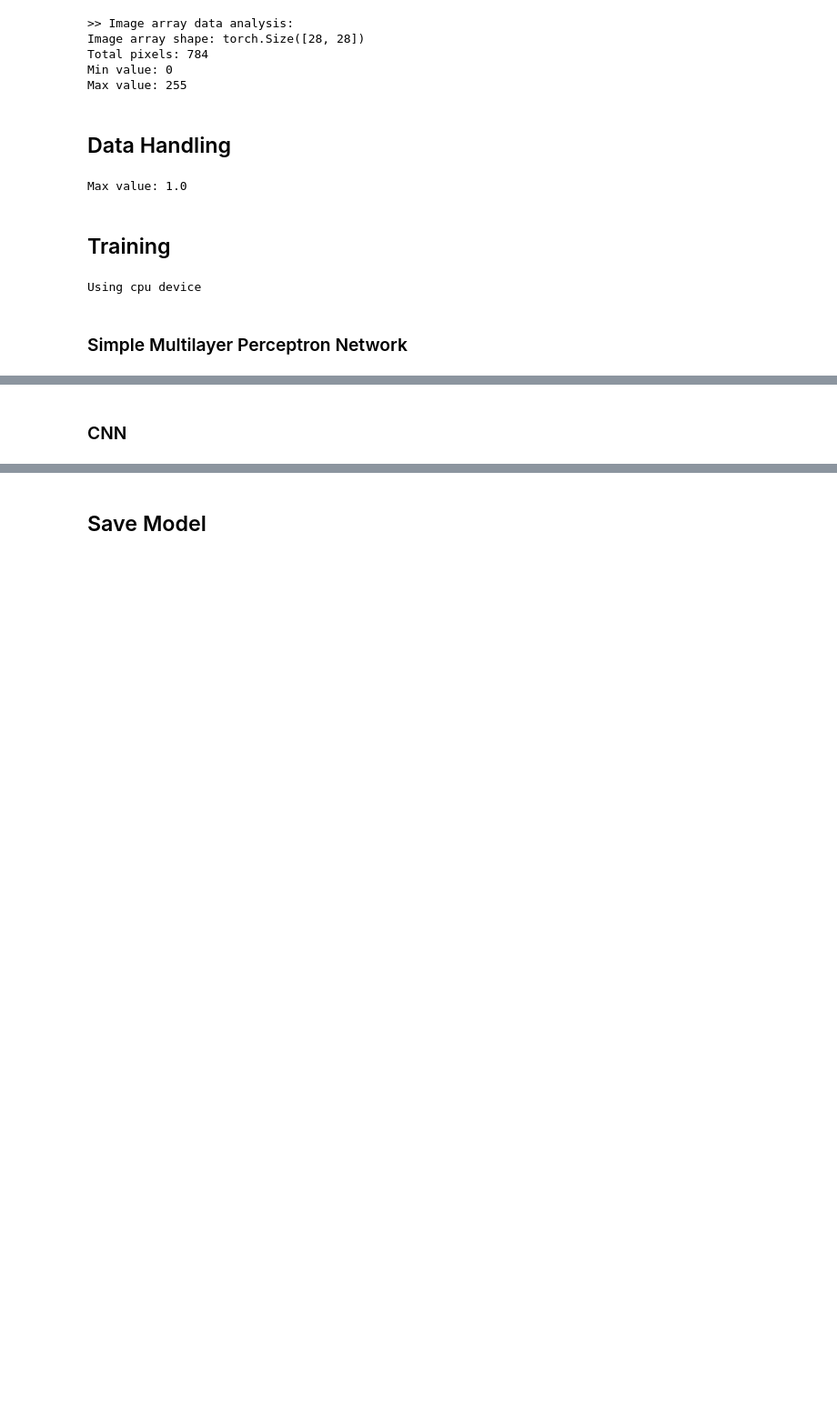
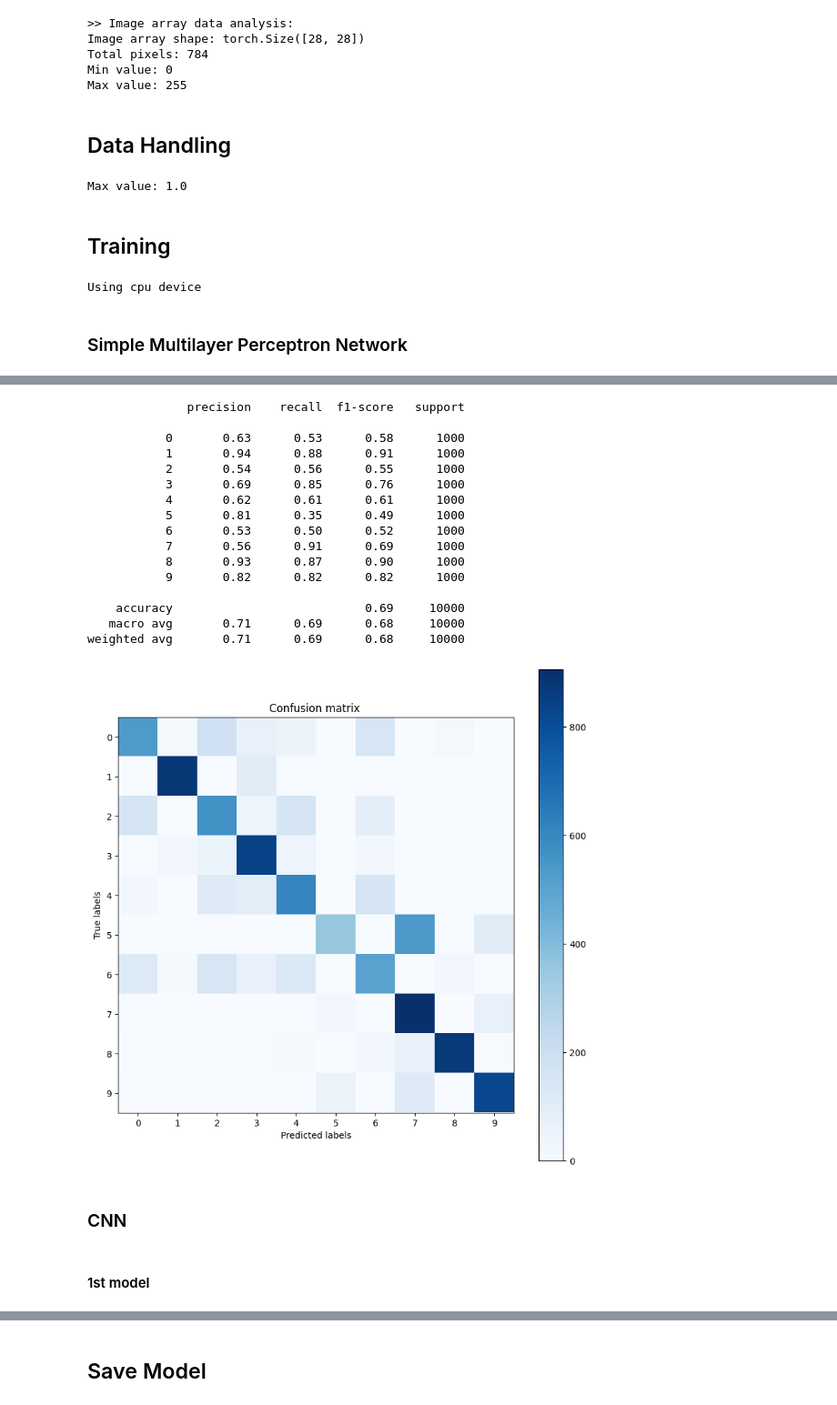
Before and after one commit to mathdesilva/MNIST, a Jupyter notebook: train/train.ipynb, the cells around one changed output, grey strips where cells are left out. Shown: that part at 91% size. Drawn from its saved outputs; the diff is of its cells as text; code cells hidden in the pictures; blank space fills up the shorter version.

```diff
--- a/train/train.ipynb
+++ b/train/train.ipynb
@@ -195,0 +262,27 @@ KeyboardInterrupt:
+# %%
+class FashionMNISTModel_MLP_5(nn.Module):
+    def __init__(self):
+        super(FashionMNISTModel_MLP_5, self).__init__()
+        self.flatten = nn.Flatten()
+        self.model = nn.Sequential(
+            nn.Linear(IMAGE_SIZE, 128),
+            nn.ReLU(),
+            nn.Linear(128, 512),
+            nn.ReLU(),
+            nn.Linear(512, 256),
+            nn.ReLU(),
+            nn.Linear(256, 64),
+            nn.ReLU(),
+            nn.Linear(64, 10),
+            nn.LogSoftmax(dim=1)
+        )
+
+    def forward(self, x):
+        x = self.flatten(x)
+        return self.model(x)
+# %%
+clf_mlp_5 = FashionMNISTModel_MLP_5().to(DEVICE)
+opt = optim.Adam(clf_mlp_5.parameters(), lr=1e-3)
+loss_fn = nn.CrossEntropyLoss()
+
+train(clf_mlp_5, train_set, val_set, opt, loss_fn, epochs=30, batch_size=32)
@@ -196,2 +299,24 @@ KeyboardInterrupt:
+# %%
+get_classification_report(test_set, clf_mlp_5)
+# %% [output]
+              precision    recall  f1-score   support
+
+           0       0.63      0.53      0.58      1000
+           1       0.94      0.88      0.91      1000
+           2       0.54      0.56      0.55      1000
+           3       0.69      0.85      0.76      1000
+           4       0.62      0.61      0.61      1000
+           5       0.81      0.35      0.49      1000
+           6       0.53      0.50      0.52      1000
+           7       0.56      0.91      0.69      1000
+           8       0.93      0.87      0.90      1000
+           9       0.82      0.82      0.82      1000
+
+    accuracy                           0.69     10000
+   macro avg       0.71      0.69      0.68     10000
+weighted avg       0.71      0.69      0.68     10000
+[figure, added]
 # %% [markdown]
 ### CNN
+# %% [markdown]
+#### 1st model
```
Also changed, not shown: parts of 25 cells of this notebook, 3 other files.
